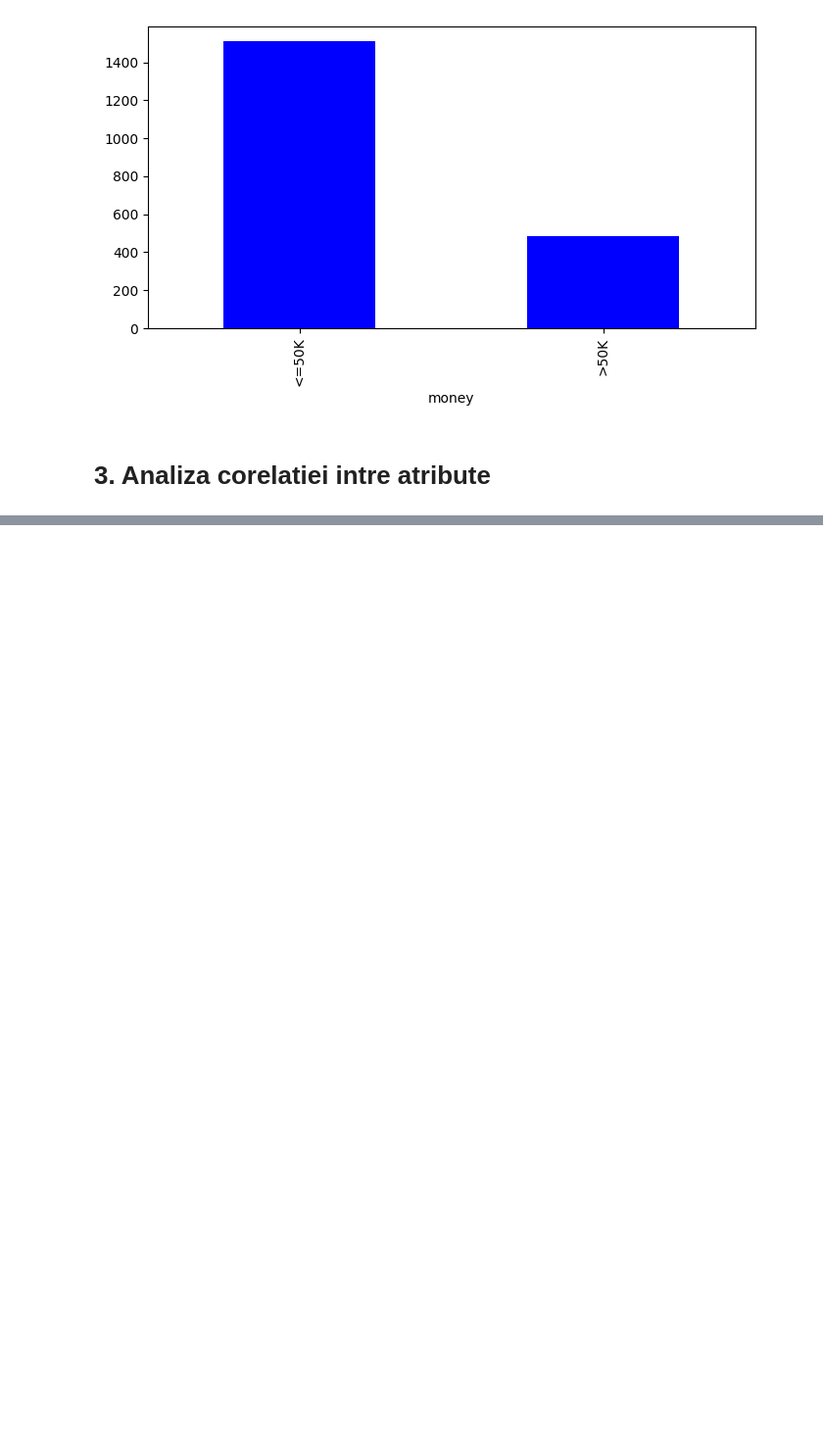
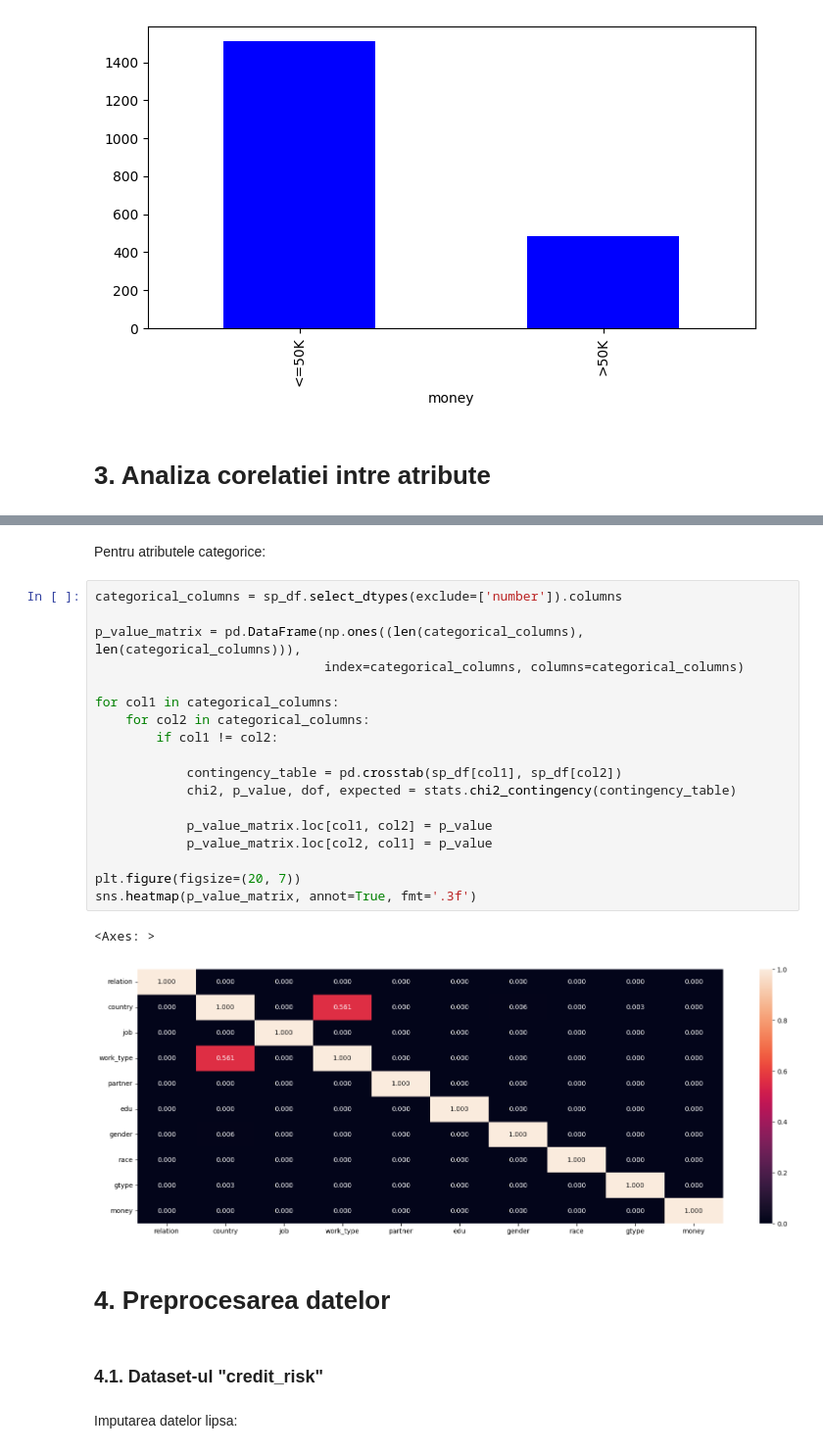
Before and after one commit to AlexLicuriceanu/inteligenta-artificiala, a Jupyter notebook: tema2-ml-aplicat/predictions.ipynb, the cells around one changed output, grey strips where cells are left out. Shown at 98% size. Drawn from its saved outputs; the diff is of its cells as text; blank space fills up the shorter version.

```diff
--- a/tema2-ml-aplicat/predictions.ipynb
+++ b/tema2-ml-aplicat/predictions.ipynb
@@ -263,0 +310,29 @@ sp_test_df['money'].value_counts().plot(kind='bar', figsize=(8, 4), color='b')
+# %% [markdown]
+Pentru atributele categorice:
+# %%
+categorical_columns = sp_df.select_dtypes(exclude=['number']).columns
+
+p_value_matrix = pd.DataFrame(np.ones((len(categorical_columns), len(categorical_columns))),
+                              index=categorical_columns, columns=categorical_columns)
+
+for col1 in categorical_columns:
+    for col2 in categorical_columns:
+        if col1 != col2:
+
+            contingency_table = pd.crosstab(sp_df[col1], sp_df[col2])
+            chi2, p_value, dof, expected = stats.chi2_contingency(contingency_table)
+
+            p_value_matrix.loc[col1, col2] = p_value
+            p_value_matrix.loc[col2, col1] = p_value
+
+plt.figure(figsize=(20, 7))
+sns.heatmap(p_value_matrix, annot=True, fmt='.3f')
+# %% [output]
+<Axes: >
+[figure, added]
+# %% [markdown]
+# 4. Preprocesarea datelor
+# %% [markdown]
+### 4.1. Dataset-ul "credit_risk"
+# %% [markdown]
+Imputarea datelor lipsa:
```
Also changed, not shown: parts of 18 cells of this notebook.
